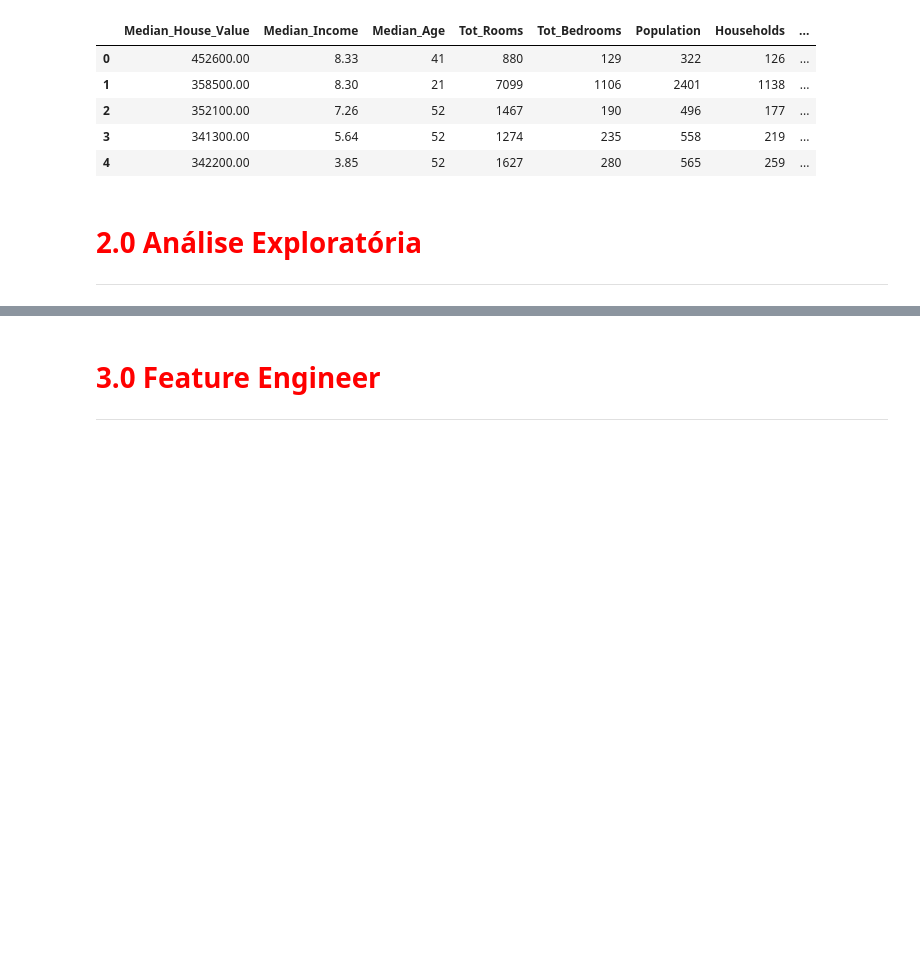
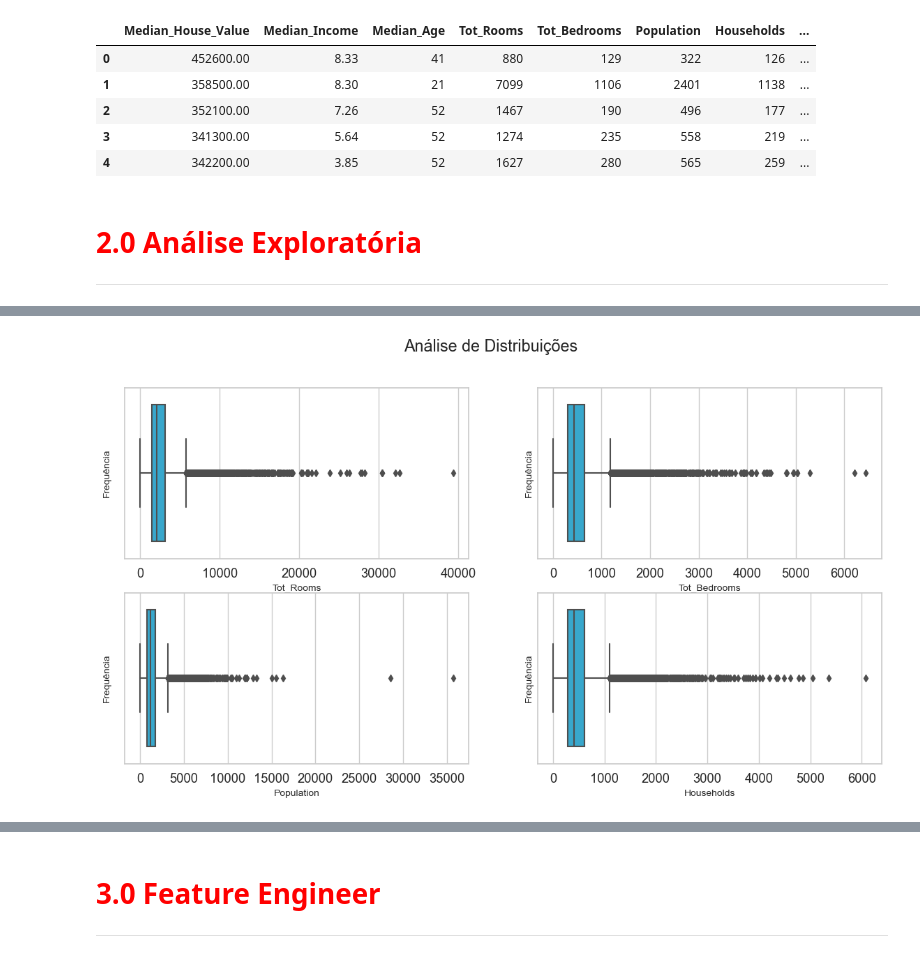
Before and after one commit to leonardovargas10/Modelo_Previsao_Preco_Imoveis, a Jupyter notebook: Modelo_Previsao_Preco_Imoveis.ipynb, the cells around one changed output, grey strips where cells are left out. Saved outputs shown, nothing was run; the diff lists cells and outputs as text; code cells hidden in the pictures; blank space fills up the shorter version.

```diff
--- a/Modelo_Previsao_Preco_Imoveis.ipynb
+++ b/Modelo_Previsao_Preco_Imoveis.ipynb
@@ -972,0 +987,4 @@ df_train.describe(percentiles=[0.01, 0.05, 0.1, 0.25, 0.50, 0.75, 0.90, 0.99])
+# %%
+plota_boxplot(['Tot_Rooms','Tot_Bedrooms','Population','Households'], df_train, 2, 2, 'Análise de Distribuições')
+# %% [output]
+[figure, added]
```
Also changed, not shown: parts of 15 cells of this notebook.
